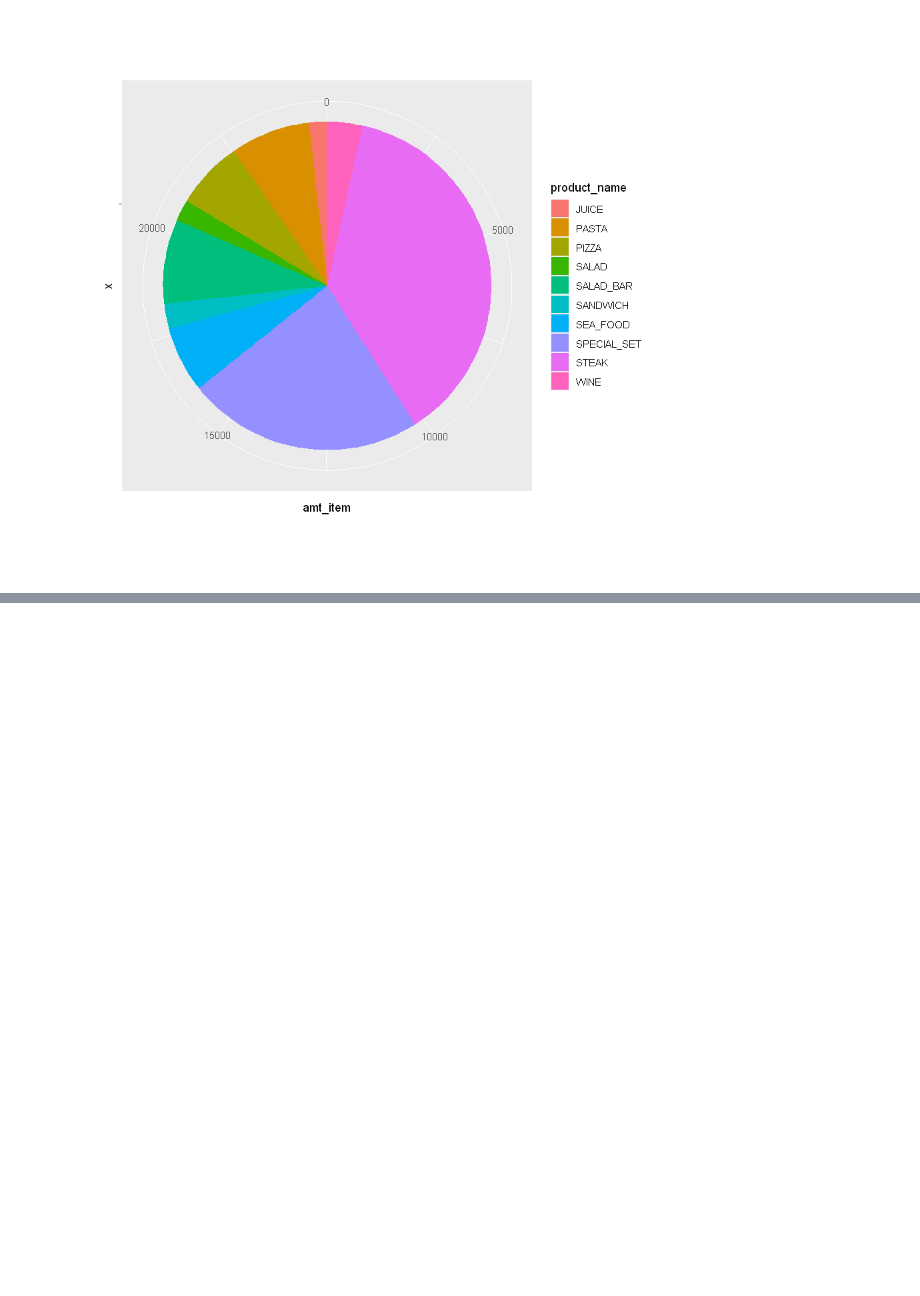
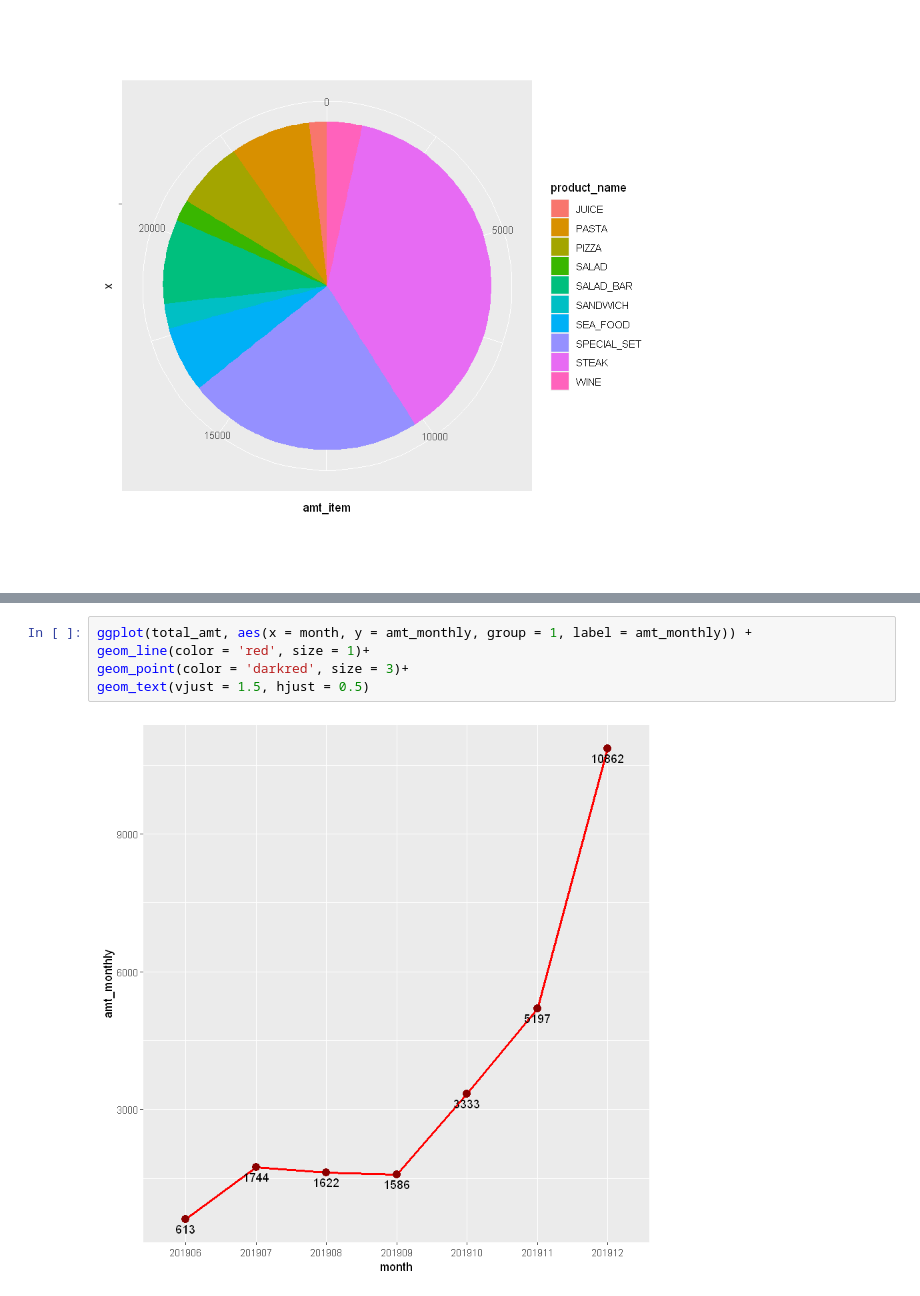
Before and after one commit to gored-boop/pythonbasic, a Jupyter notebook: rclass8.ipynb, the cells around one changed output, grey strips where cells are left out. Drawn from its saved outputs; the diff is of its cells as text; blank space fills up the shorter version.

```diff
--- a/rclass8.ipynb
+++ b/rclass8.ipynb
@@ -256,0 +308,7 @@ Returning the palette you asked for with that many colors
+# %%
+ggplot(total_amt, aes(x = month, y = amt_monthly, group = 1, label = amt_monthly)) +
+geom_line(color = 'red', size = 1)+
+geom_point(color = 'darkred', size = 3)+
+geom_text(vjust = 1.5, hjust = 0.5)
+# %% [output]
+[figure, added]
```
Also changed, not shown: parts of 14 cells of this notebook.
